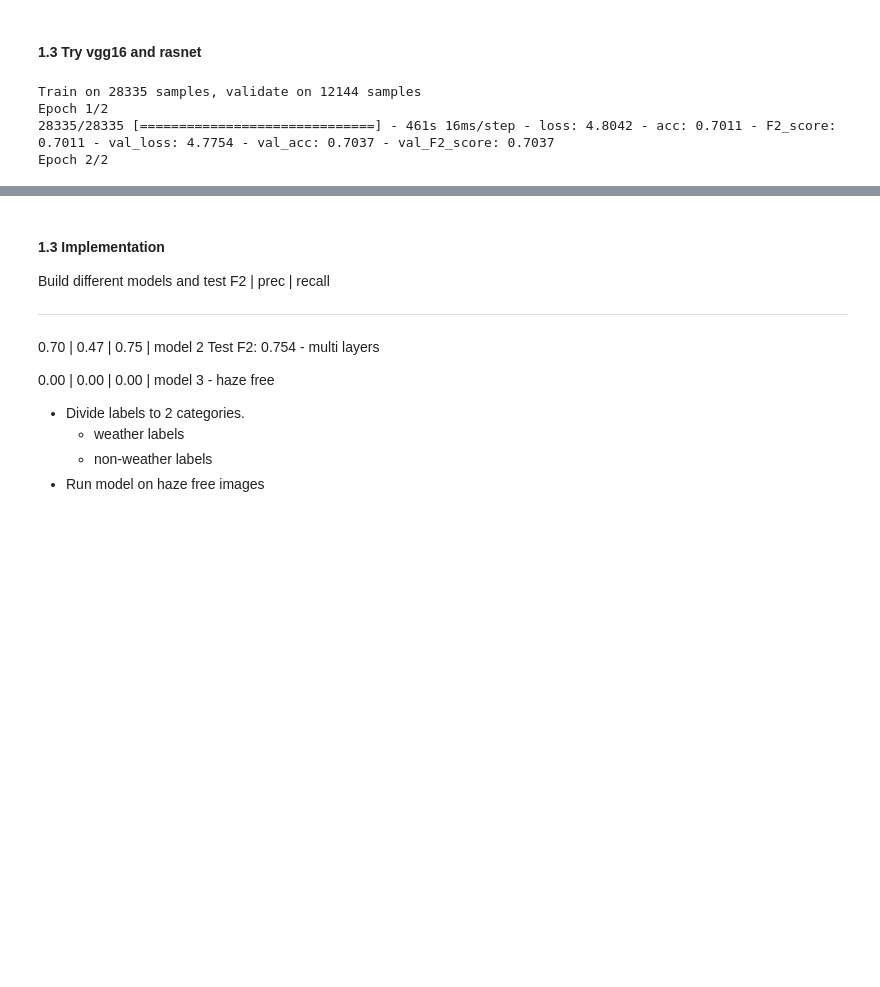
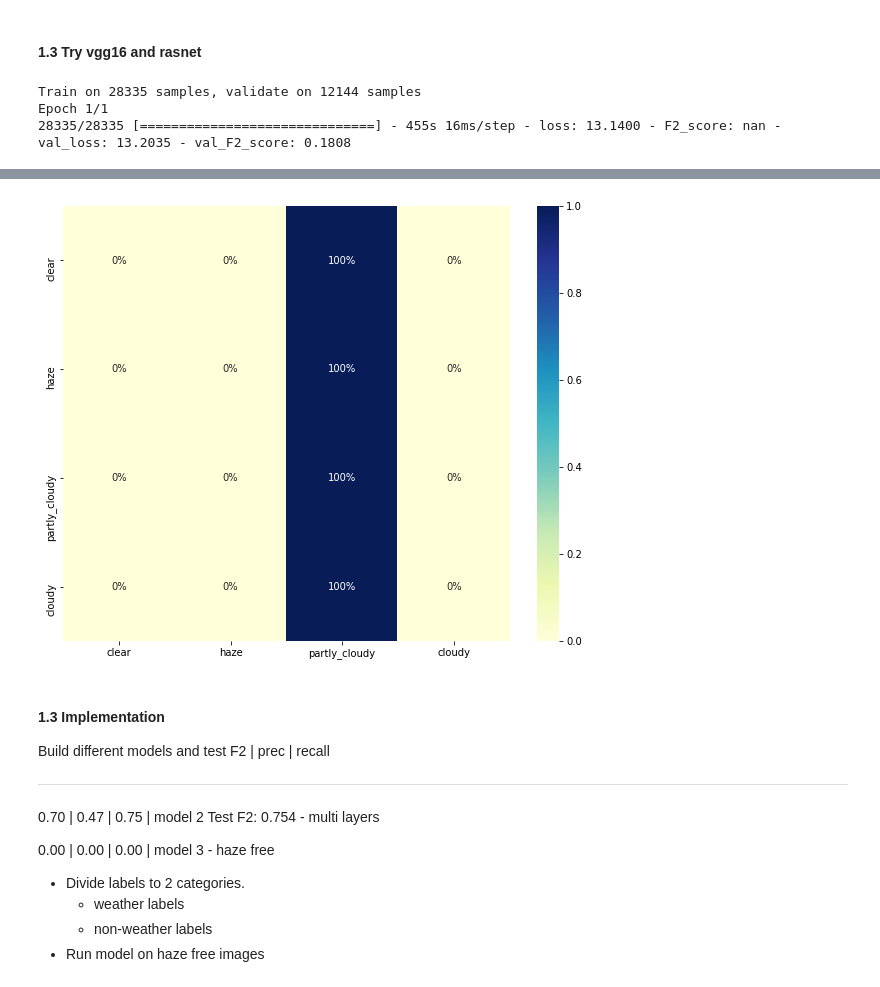
Before and after one commit to mumuxi15/02-Data-Science-Project, a Jupyter notebook: Multilabel image classification/Planet.ipynb, the cells around one changed output, grey strips where cells are left out. Saved outputs shown, nothing was run; the diff lists cells and outputs as text; code cells hidden in the pictures; blank space fills up the shorter version.

```diff
--- a/Multilabel image classification/Planet.ipynb
+++ b/Multilabel image classification/Planet.ipynb
@@ -181,18 +181,22 @@ from keras.initializers import glorot_normal, RandomNormal, Zeros
 from sklearn.metrics import confusion_matrix
 from keras.optimizers import SGD
 import keras
+# %%
+other_tags = ['conventional_mine', 'primary', 'agriculture', 'road', 'water','cultivation',
+                'habitation','bare_ground', 'selective_logging', 'artisinal_mine', 'blooming',
+                'slash_burn', 'blow_down']
 # %%
 def plot_confusion_matrix(y_test,y_pred,x_labels=weather_tags):
     M = confusion_matrix(y_test,y_pred)
     M = M/M.sum(axis=1)[:,None]
     plt.figure(figsize=(10, 8))
     ax = sns.heatmap(M, annot=True,fmt='.0%',cmap="YlGnBu")
-    ax.set_xticklabels(x_labels)
-    ax.set_yticklabels(x_labels)
+    ax.set_xticklabels(x_labels,rotation=30)
+    ax.set_yticklabels(x_labels,rotation=30)
     plt.show()
 
-def categorical_to_array(y):
-    y.columns=[0,1,2,3]
+def categorical_to_array(y,no_features):
+    y.columns=range(no_features)
     y = pd.get_dummies(y).idxmax(1)
     return y.values
 
@@ -202,8 +206,9 @@ def load_train_test(train_ids,test_ids):
     test_array = np.array(list(map(read,test_ids)))
     return train_array,test_array
 # %%
-y_train, y_test = train_test_split(df_label[weather_tags], test_size=0.3,random_state=1404)
+# y_train, y_test = train_test_split(df_label[weather_tags], test_size=0.3,random_state=1500)
+y_train, y_test = train_test_split(df_label[other_tags], test_size=0.3,random_state=100)
 X_train, X_test = load_train_test(y_train.index.tolist(),y_test.index.tolist())
 print (X_test.shape,y_test.shape)
-no_features = 4
+no_features = 13
 # %% [output]
@@ -309,12 +303,20 @@ def vgg_16():
     input_tensor = Input(shape=(256,256,3))
     vgg16_model = VGG16(weights = "imagenet", include_top=False)
     vgg16_model_output = vgg16_model(input_tensor)
-    # my model
+    vgg16_model = VGG16(include_top=False, weights=None, input_tensor=input_tensor)
+# #     # mymodel
+#     top_model = Sequential()
+#     top_model.add(Flatten(input_shape=vgg16_model.output_shape[1:]))
+#     top_model.add(Dense(256, activation='relu'))
+#     top_model.add(Dense(10, activation='relu'))
+#     top_model.add(Dense(no_features, activation='softmax'))
+#     # connect vgg16 and mymodel
+#     model = Model(input=vgg16_model.input, output=top_model(vgg16_model.output))
+
     x = Flatten(name='flatten')(vgg16_model(input_tensor))
     x = Dense(256, activation='relu')(x)
     x = Dense(16, activation='relu')(x)
     x = Dense(no_features, activation='softmax')(x)
-    # connect mymodel & vgg16
     model = Model(input=input_tensor, output=x)  # Using the Functional API
 
     for layer in model.layers[:2]:
@@ -322,17 +324,17 @@ def vgg_16():
 
     sgd = SGD(lr=0.1, decay=1e-6, momentum=0.9, nesterov=True)
     model.compile(optimizer=sgd, loss='categorical_crossentropy',metrics=[F2_score])
-    cb_a=keras.callbacks.EarlyStopping(monitor='log_loss', min_delta=0, patience=2, verbose=0, mode='auto')
+    cb_a=keras.callbacks.EarlyStopping(monitor='val_loss', min_delta=0, patience=2, verbose=0, mode='auto')
     model.fit(X_train, y_train,
-              batch_size=32, epochs=2, verbose=1,
+              batch_size=32, epochs=1, verbose=1,
               validation_data=(X_test, y_test),
               callbacks=[cb_a])
-    y = model.predict(X_test)
-    return y
+    y_pred = model.predict(X_test)
+    plot_confusion_matrix(categorical_to_array(y_test,no_features),y_pred.argmax(axis=1))
+    return
 
-vgg16_y_pred = vgg_16()
+vgg16_y = vgg_16()
 # %% [output]
 Train on 28335 samples, validate on 12144 samples
-Epoch 1/2
-28335/28335 [==============================] - 461s 16ms/step - loss: 4.8042 - acc: 0.7011 - F2_score: 0.7011 - val_loss: 4.7754 - val_acc: 0.7037 - val_F2_score: 0.7037
-Epoch 2/2
+Epoch 1/1
+28335/28335 [==============================] - 455s 16ms/step - loss: 13.1400 - F2_score: nan - val_loss: 13.2035 - val_F2_score: 0.1808
@@ -339,0 +341 @@ Epoch 2/2
+[figure, added]
```
Also changed, not shown: parts of 13 cells of this notebook.
